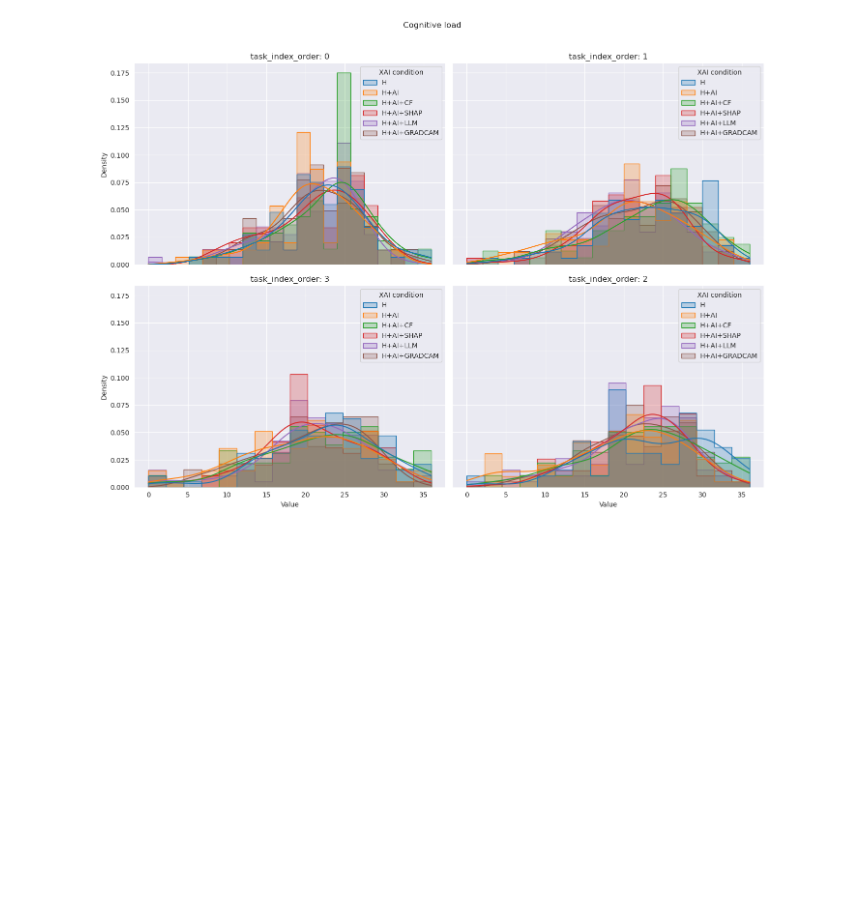
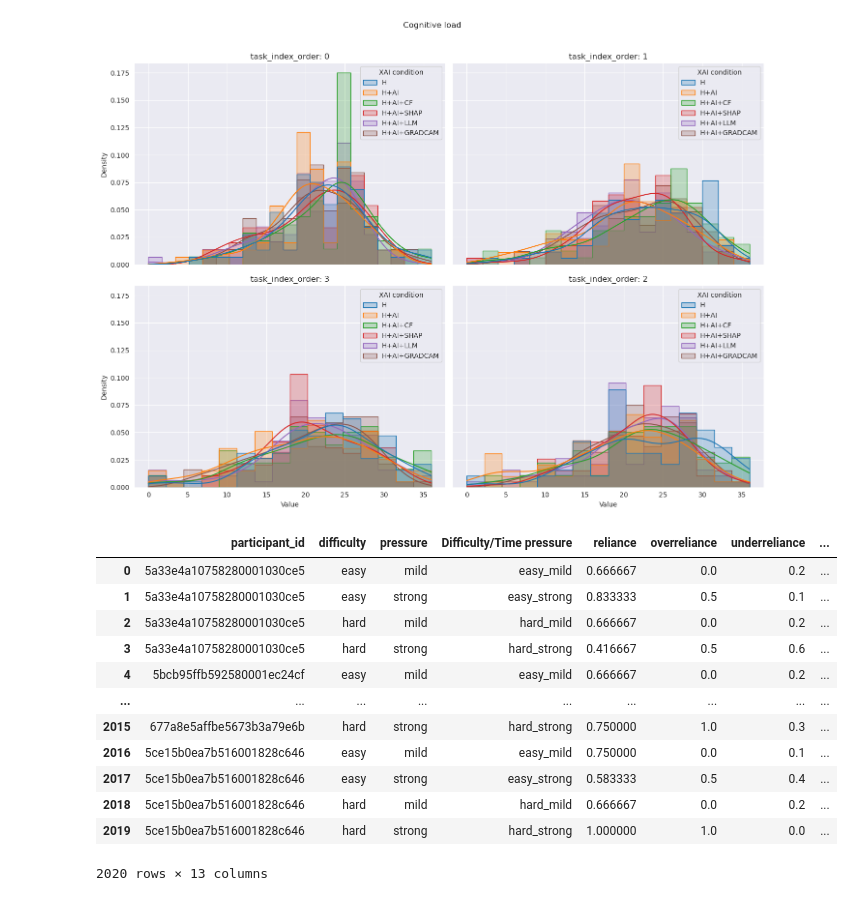
Before and after one commit to jules-leguy/xaipatimg, a Jupyter notebook: notebooks/results_analysis/03.04_study_dynamics.ipynb, the cells around one changed output. Saved outputs shown, nothing was run; the diff lists cells and outputs as text; code cells hidden in the pictures; blank space fills up the shorter version.

```diff
--- a/notebooks/results_analysis/03.04_study_dynamics.ipynb
+++ b/notebooks/results_analysis/03.04_study_dynamics.ipynb
@@ -176,3 +215,19 @@ plot_histogram_with_density_by_subgroup(measures_df, "XAI condition", "trust", "
 plot_histogram_with_density_by_subgroup(measures_df, "XAI condition", "cogload", "task_index_order", title="Cognitive load")
 # %% [output]
 [figure]
+# %%
+measures_df
+# %% [output]
+|  | participant_id | difficulty | pressure | Difficulty/Time pressure | reliance | overreliance | underreliance | ... |
+| 0 | 5a33e4a10758280001030ce5 | easy | mild | easy_mild | 0.666667 | 0.0 | 0.2 | ... |
+| 1 | 5a33e4a10758280001030ce5 | easy | strong | easy_strong | 0.833333 | 0.5 | 0.1 | ... |
+| 2 | 5a33e4a10758280001030ce5 | hard | mild | hard_mild | 0.666667 | 0.0 | 0.2 | ... |
+| 3 | 5a33e4a10758280001030ce5 | hard | strong | hard_strong | 0.416667 | 0.5 | 0.6 | ... |
+| 4 | 5bcb95ffb592580001ec24cf | easy | mild | easy_mild | 0.666667 | 0.0 | 0.2 | ... |
+| ... | ... | ... | ... | ... | ... | ... | ... | ... |
+| 2015 | 677a8e5affbe5673b3a79e6b | hard | strong | hard_strong | 0.750000 | 1.0 | 0.3 | ... |
+| 2016 | 5ce15b0ea7b516001828c646 | easy | mild | easy_mild | 0.750000 | 0.0 | 0.1 | ... |
+| 2017 | 5ce15b0ea7b516001828c646 | easy | strong | easy_strong | 0.583333 | 0.5 | 0.4 | ... |
+| 2018 | 5ce15b0ea7b516001828c646 | hard | mild | hard_mild | 0.666667 | 0.0 | 0.2 | ... |
+| 2019 | 5ce15b0ea7b516001828c646 | hard | strong | hard_strong | 1.000000 | 1.0 | 0.0 | ... |
+2020 rows × 13 columns
```
Also changed, not shown: parts of 16 cells of this notebook, 15 other files.
